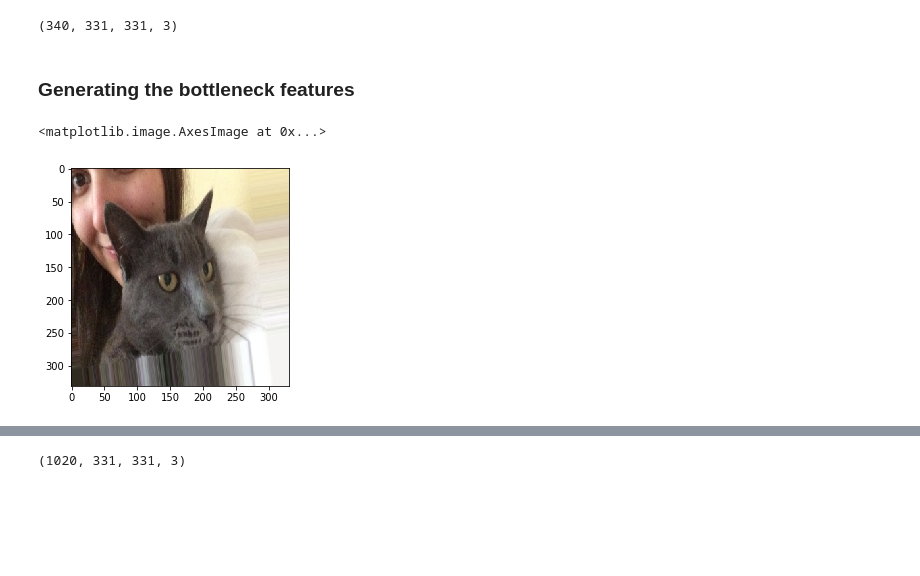
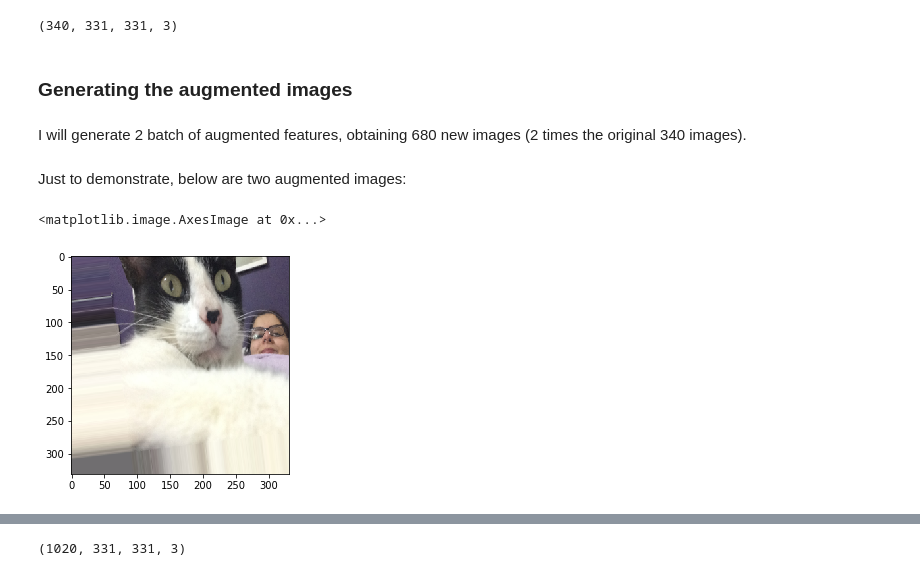
Before and after one commit to luiznonenmacher/cat-classification, a Jupyter notebook: Image Augmentation.ipynb, the cells around one changed output, grey strips where cells are left out. Saved outputs shown, nothing was run; the diff lists cells and outputs as text; code cells hidden in the pictures; blank space fills up the shorter version.

```diff
--- a/Image Augmentation.ipynb
+++ b/Image Augmentation.ipynb
@@ -24,7 +24,9 @@ X_train.shape
 # %% [output]
 (340, 331, 331, 3)
 # %% [markdown]
-### Generating the bottleneck features
+### Generating the augmented images
+# %% [markdown]
+I will generate 2 batch of augmented features, obtaining 680 new images (2 times the original 340 images).
 # %%
 datagen = ImageDataGenerator(
         rotation_range=20,
@@ -55,5 +54,7 @@ augmented_y = np.concatenate((augmented_y_1, augmented_y_1 ))
+# %% [markdown]
+Just to demonstrate, below are two augmented images:
 # %%
-plt.imshow(augmented_x_2[10])
+plt.imshow(augmented_x_2[44])
 # %% [output]
 <matplotlib.image.AxesImage at 0x...>
-[figure, old version]
+[figure, new version]
```
Also changed, not shown: parts of 37 cells of this notebook.
